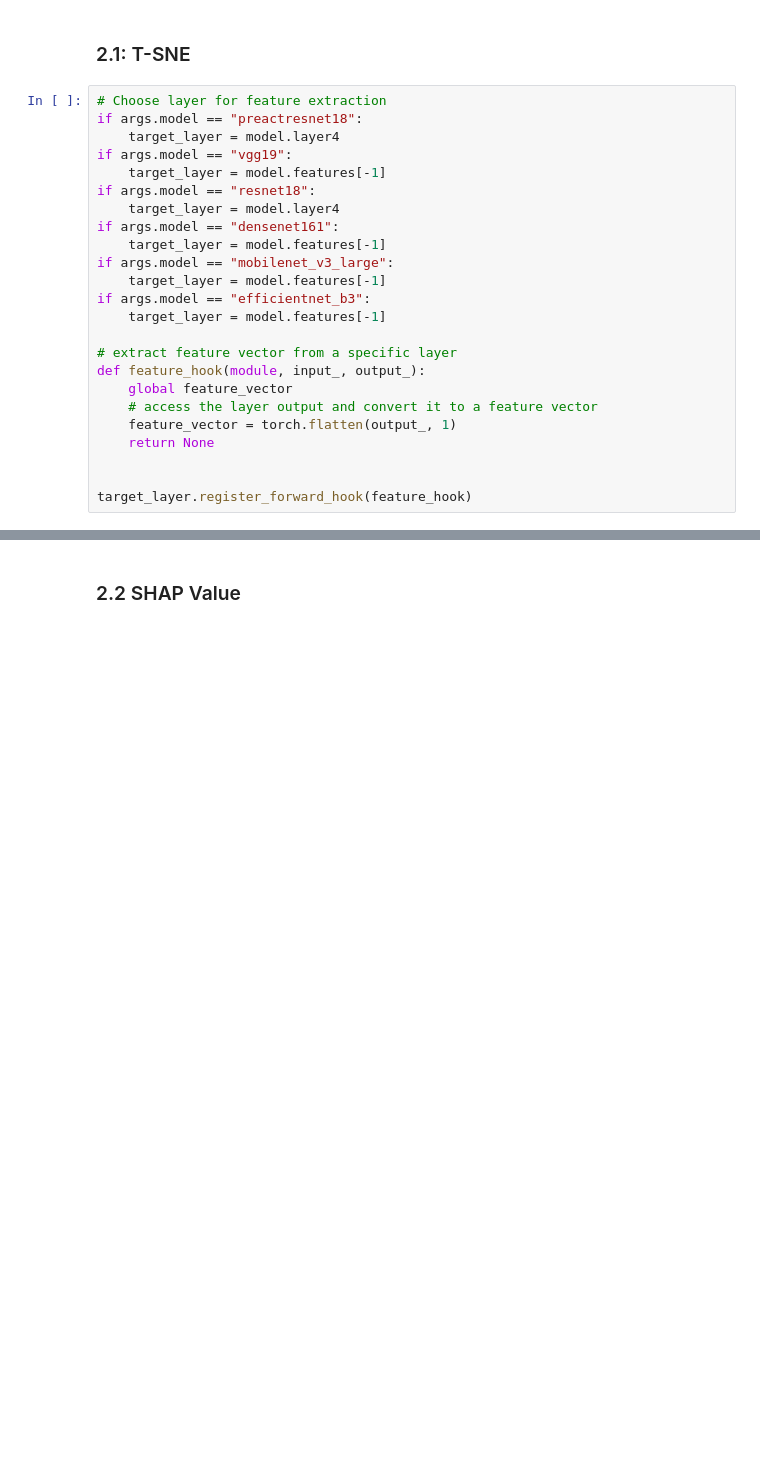
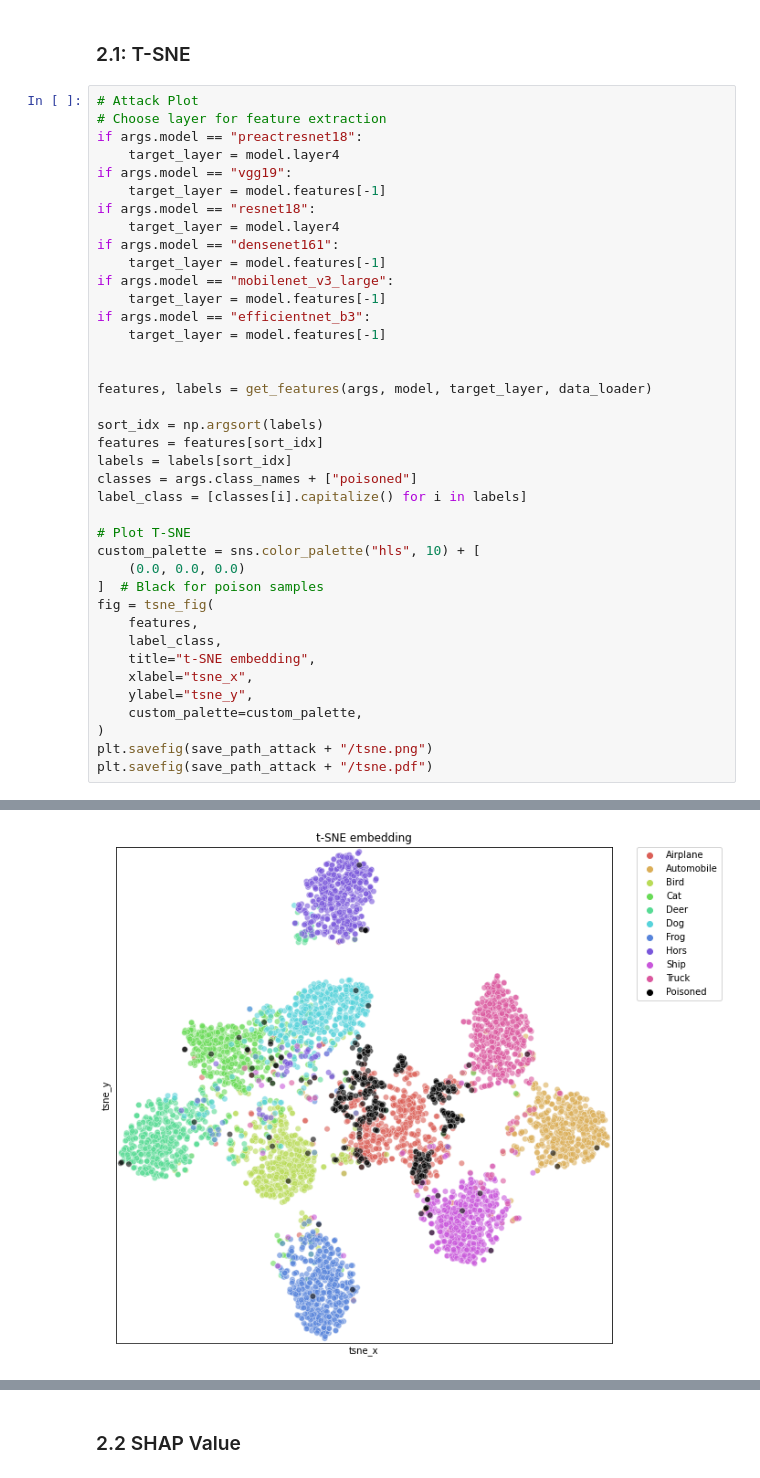
Before and after one commit to SCLBD/BackdoorBench, a Jupyter notebook: visualization/Visualization_demo.ipynb, the cells around one changed output, grey strips where cells are left out. Cells and saved outputs as stored; diff of their text form; blank space fills up the shorter version.

```diff
--- a/visualization/Visualization_demo.ipynb
+++ b/visualization/Visualization_demo.ipynb
@@ -199,6 +205,7 @@ axarr[1,1].imshow(x_bd[3])
 # %% [markdown]
 ### 2.1: T-SNE
 # %%
+# Attack Plot
 # Choose layer for feature extraction
 if args.model == "preactresnet18":
     target_layer = model.layer4
@@ -213,13 +220,27 @@ if args.model == "mobilenet_v3_large":
 if args.model == "efficientnet_b3":
     target_layer = model.features[-1]
 
-# extract feature vector from a specific layer
-def feature_hook(module, input_, output_):
-    global feature_vector
-    # access the layer output and convert it to a feature vector
-    feature_vector = torch.flatten(output_, 1)
-    return None
 
+features, labels = get_features(args, model, target_layer, data_loader)
 
-target_layer.register_forward_hook(feature_hook)
+sort_idx = np.argsort(labels)
+features = features[sort_idx]
+labels = labels[sort_idx]
+classes = args.class_names + ["poisoned"]
+label_class = [classes[i].capitalize() for i in labels]
+
+# Plot T-SNE
+custom_palette = sns.color_palette("hls", 10) + [
+    (0.0, 0.0, 0.0)
+]  # Black for poison samples
+fig = tsne_fig(
+    features,
+    label_class,
+    title="t-SNE embedding",
+    xlabel="tsne_x",
+    ylabel="tsne_y",
+    custom_palette=custom_palette,
+)
+plt.savefig(save_path_attack + "/tsne.png")
+plt.savefig(save_path_attack + "/tsne.pdf")
 # %% [output]
@@ -226,0 +247 @@ target_layer.register_forward_hook(feature_hook)
+[figure, added]
```
Also changed, not shown: parts of 17 cells of this notebook, 5 other files.
